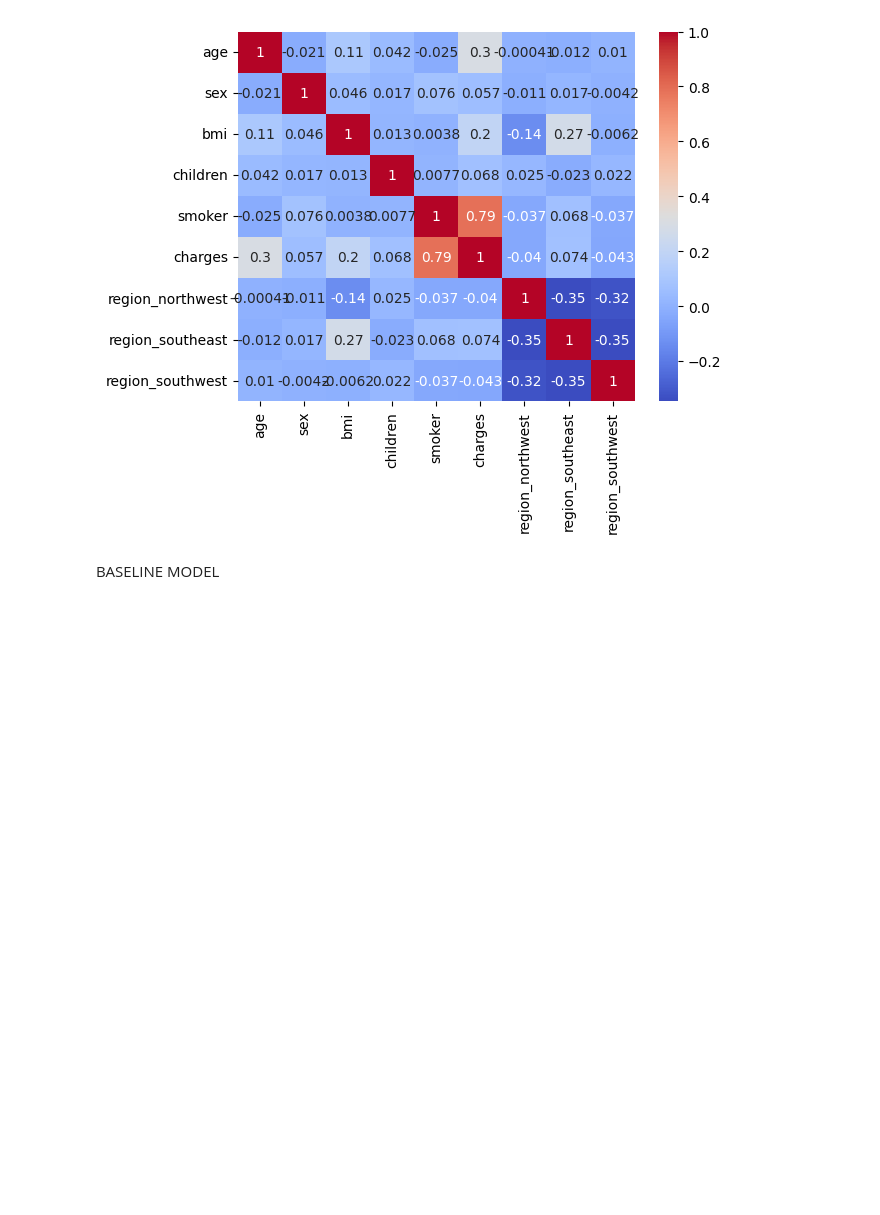
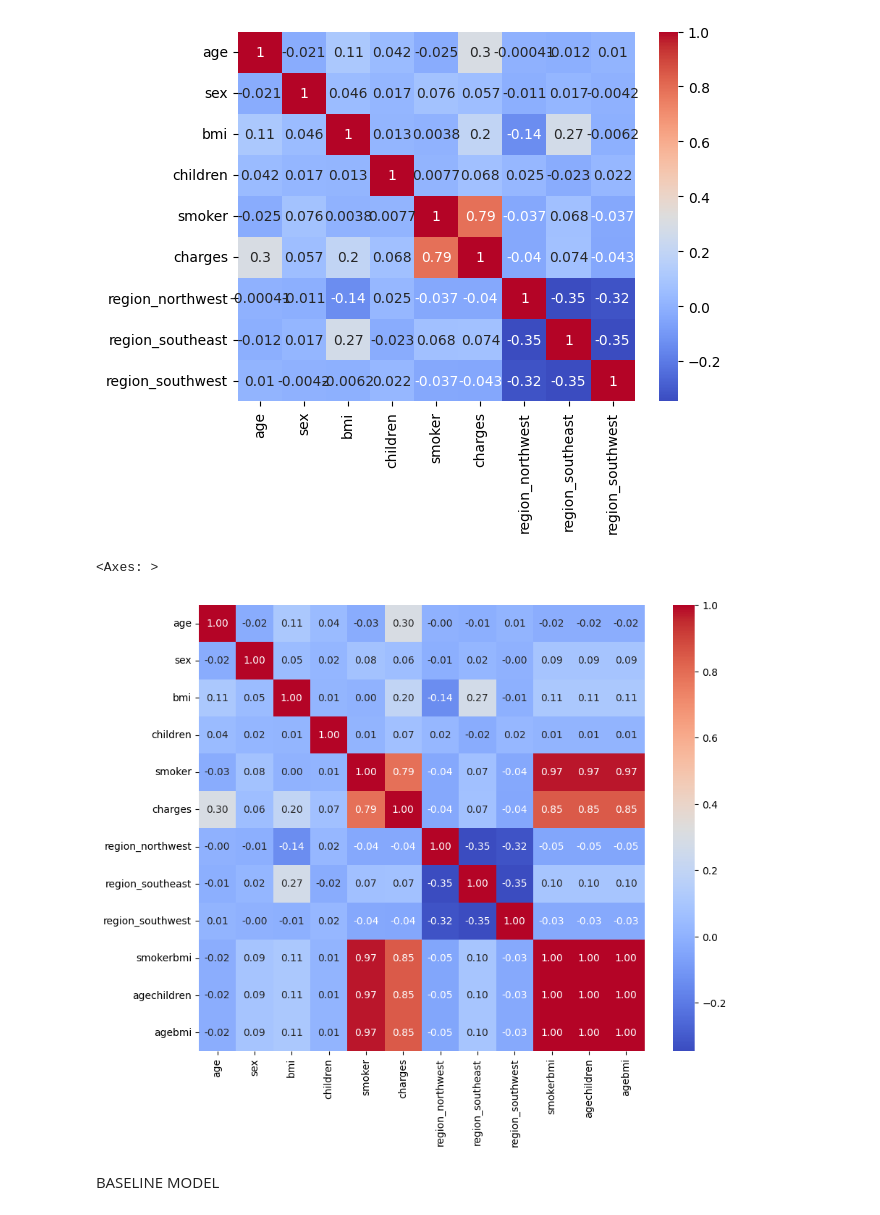
Before and after one commit to shortstax23/hackathon_nus, a Jupyter notebook: main.ipynb, the cells around one changed output. Cells and saved outputs as stored; diff of their text form; code cells hidden in the pictures; blank space fills up the shorter version.

```diff
--- a/main.ipynb
+++ b/main.ipynb
@@ -169,6 +175,26 @@ sns.heatmap(corr, annot=True, cmap='coolwarm')
 # %% [output]
 <Axes: >
 [figure]
+# %%
+# feature engineering
+df["smokerbmi"] = df["smoker"]*df["bmi"]
+df["agechildren"] = df["smoker"]*df["bmi"]
+df["agebmi"] = df["smoker"]*df["bmi"]
+# %%
+plt.figure(figsize=(10, 8))  # Increase figure size
+corr = df.corr()
+
+sns.heatmap(
+    corr,
+    annot=True,
+    fmt=".2f",         # Limit decimals
+    cmap="coolwarm",
+    annot_kws={"size": 10},  # Annotation font size
+    square=True
+)
+# %% [output]
+<Axes: >
+[figure, added]
 # %% [markdown]
 BASELINE MODEL
 # %%
```
Also changed, not shown: parts of 14 cells of this notebook, 1 other file.
